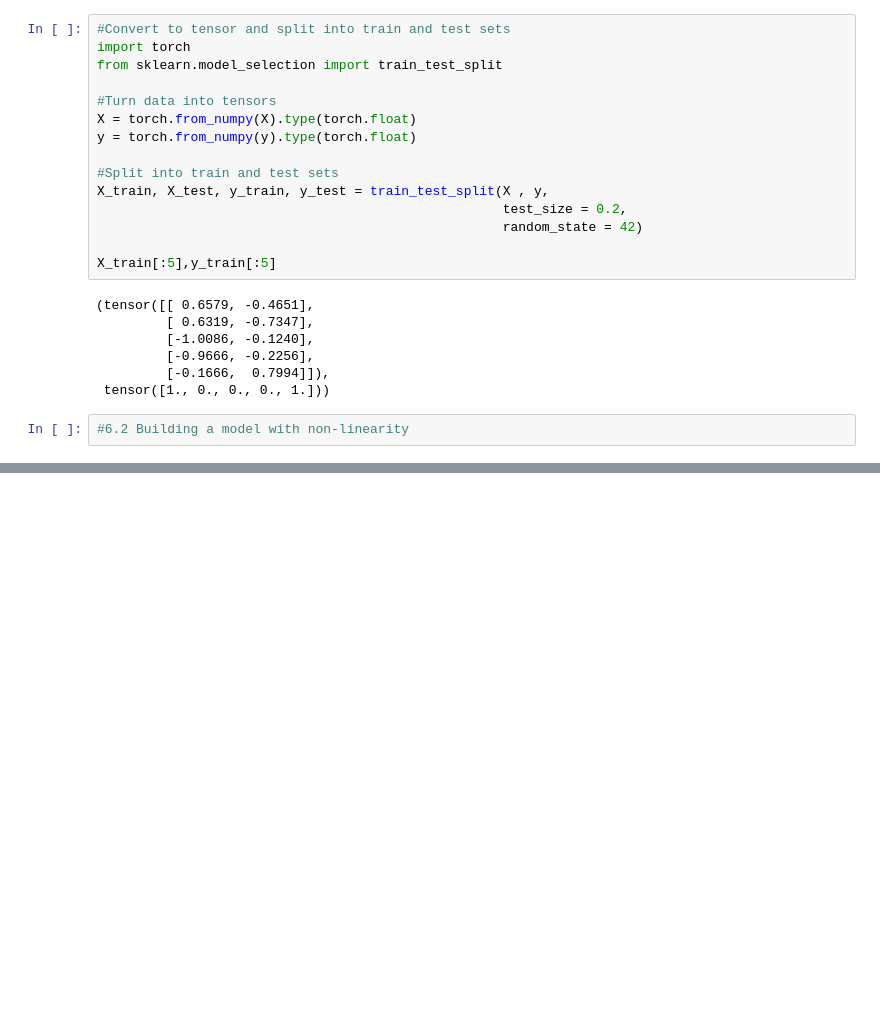
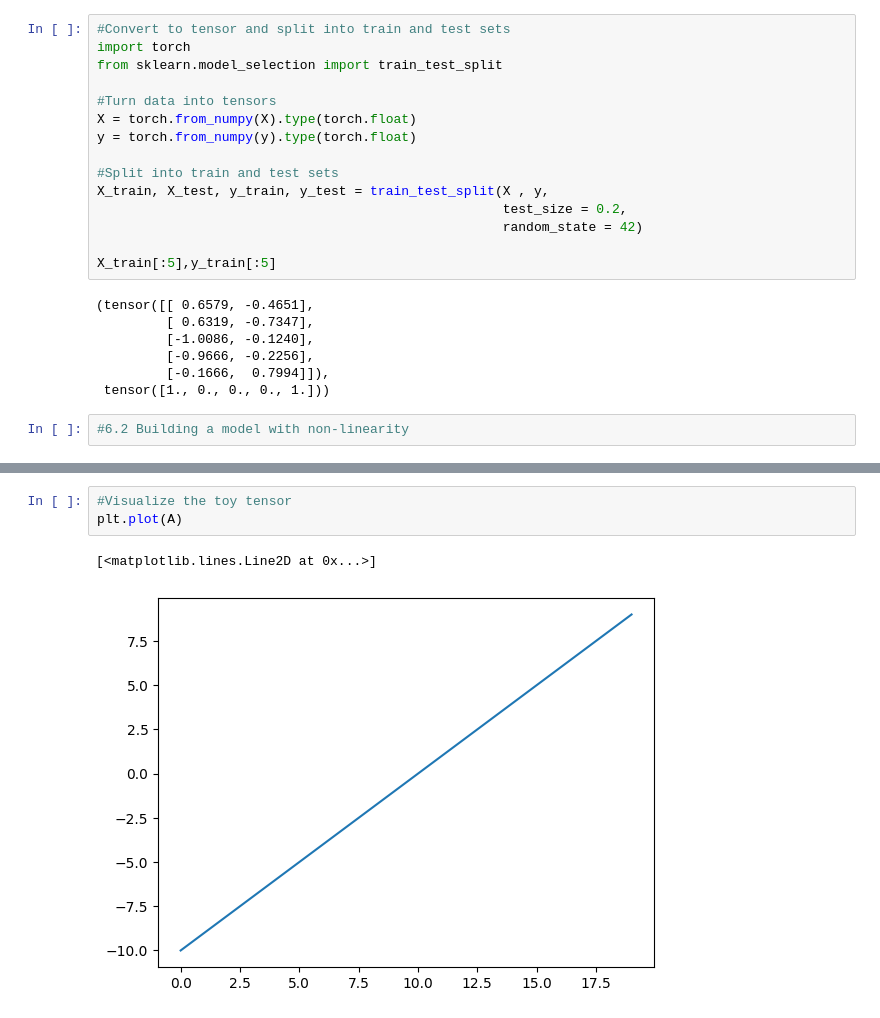
Before and after one commit to RabinPhuyal/Deep-Learning-with-Pytorch, a Jupyter notebook: Pytorch_Neural_Network_Classification.ipynb, the cells around one changed output, grey strips where cells are left out. Saved outputs shown, nothing was run; the diff lists cells and outputs as text; blank space fills up the shorter version.

```diff
--- a/Pytorch_Neural_Network_Classification.ipynb
+++ b/Pytorch_Neural_Network_Classification.ipynb
@@ -490,0 +614,6 @@ X_train[:5],y_train[:5]
+# %%
+#Visualize the toy tensor
+plt.plot(A)
+# %% [output]
+[<matplotlib.lines.Line2D at 0x...>]
+[figure, added]
```
Also changed, not shown: parts of 33 cells of this notebook.
